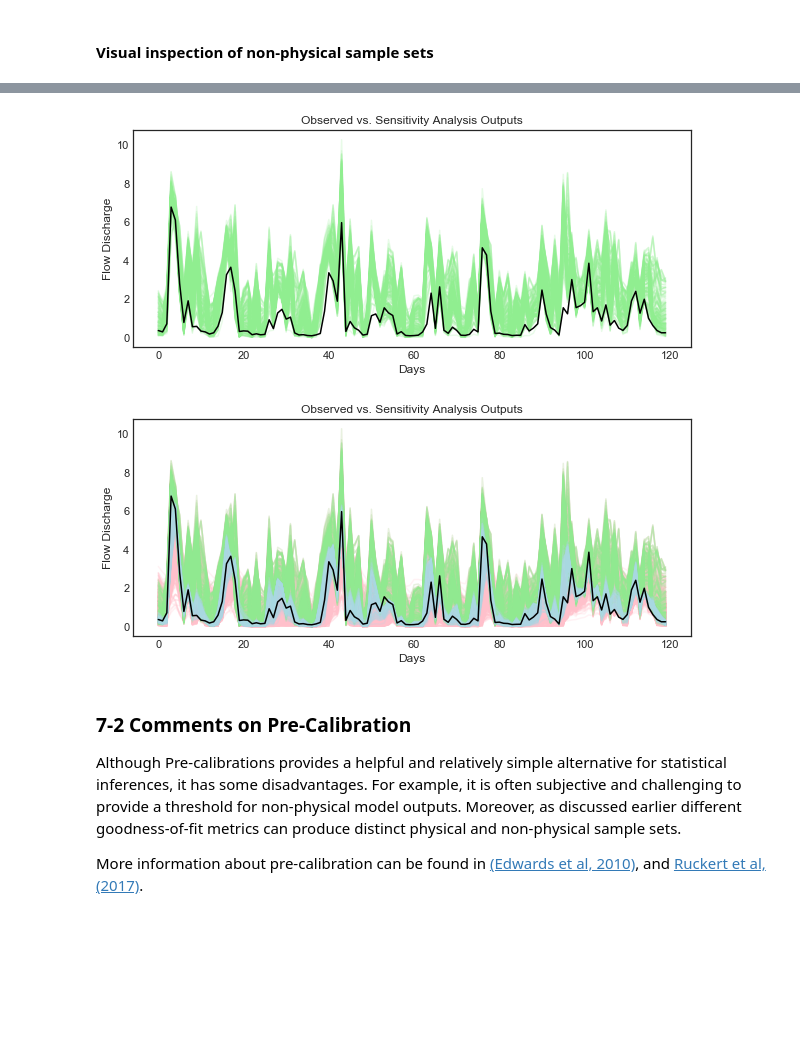
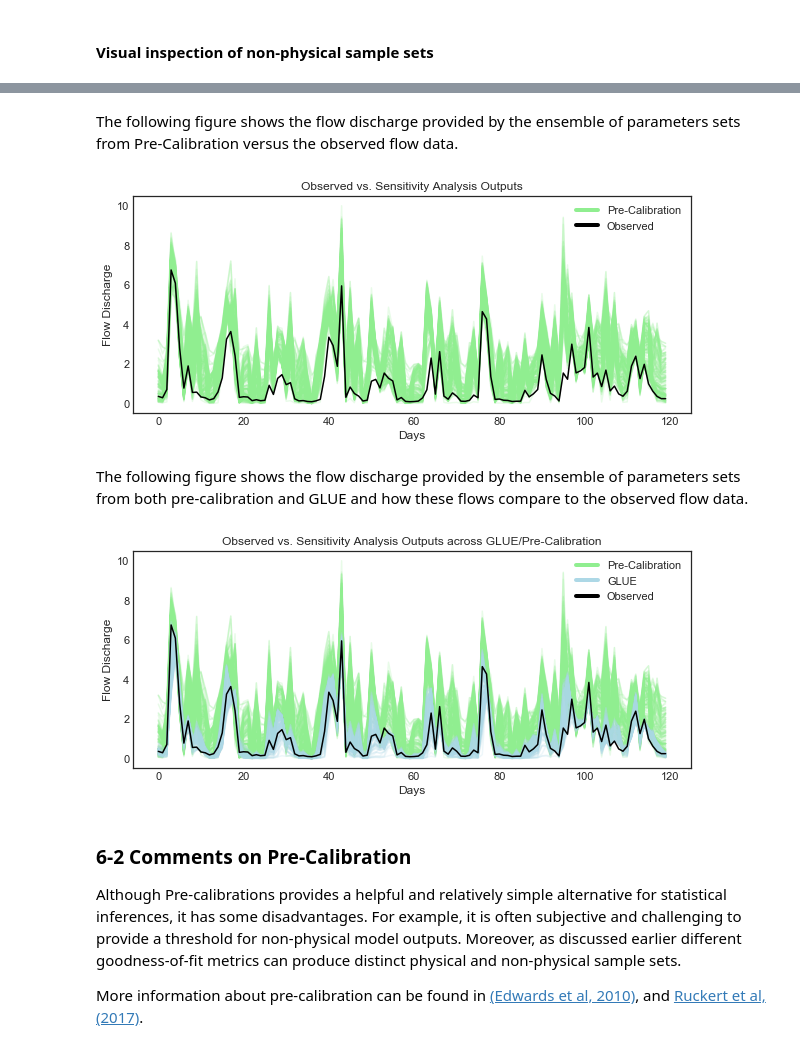
Before and after one commit to IMMM-SFA/msd_uncertainty_ebook, a Jupyter notebook: notebooks/hymod.ipynb, the cells around one changed output, grey strips where cells are left out. Saved outputs shown, nothing was run; the diff lists cells and outputs as text; code cells hidden in the pictures; blank space fills up the shorter version.

```diff
--- a/notebooks/hymod.ipynb
+++ b/notebooks/hymod.ipynb
@@ -239,2 +193,8 @@ for i_ps in range(0, len(param_values_hymod)):
+# %%
+# load previously generated parameter values
+param_values_hymod = msdbook.load_hymod_params()
+
+# load previously generated hymod simulated outputs
+Q_df_bw = msdbook.load_hymod_simulation()
 # %% [markdown]
 #### Model Warm-up
@@ -406,11 +343,0 @@ WB_error = WB_sim.iloc[:,0:len(param_values_hymod)].apply(lambda x: (x-WB_obs) /
-# %%
-# Perform analysis
-SA_df_WB = pd.DataFrame(np.zeros((len(agg_ym_leaf_data),5)), columns=['Kq', 'Ks', 'Alp', 'Huz', 'B'])
-SA_df_WBT = pd.DataFrame(np.zeros((len(agg_ym_leaf_data),5)), columns=['Kq', 'Ks', 'Alp', 'Huz', 'B'])
-
-for i_ps in range(0, 120):
-
-    Y = WB_error.iloc[i_ps,0:(WB_error.shape[1])].to_numpy()
-    Si = delta.analyze(problem_hymod, param_values_hymod, Y, print_to_console=False)
-    SA_df_WB.iloc[i_ps,:] = np.maximum(Si['S1'], 0)
-    SA_df_WBT.iloc[i_ps,:] = np.maximum(Si['delta'], 0)
@@ -586,17 +507,0 @@ Although time-varying sensitivity analysis at average monthly and average annual
-# %%
-ym_Q_df=Q_df.groupby(['year', 'month'])
-agg_ym_Q_df=ym_Q_df.aggregate(np.mean)
-
-ym_leaf_data=leaf_data.iloc[1:3650,:].groupby(['year', 'month'])
-agg_ym_leaf_data=ym_leaf_data.aggregate(np.mean)
-
-# Perform analysis
-SA_df_3=pd.DataFrame(np.zeros((len(agg_ym_leaf_data),5)), columns=['Kq', 'Ks', 'Alp', 'Huz', 'B'])
-SA_df_3T=pd.DataFrame(np.zeros((len(agg_ym_leaf_data),5)), columns=['Kq', 'Ks', 'Alp', 'Huz', 'B'])
-
-for i_ps in range(0, 120):
-
-    Y=agg_ym_Q_df.iloc[i_ps,1:(agg_ym_Q_df.shape[1]-1)].to_numpy()
-    Si = delta.analyze(problem_hymod, param_values_hymod, Y, print_to_console=False)
-    SA_df_3.iloc[i_ps,:]=np.maximum(Si['S1'], 0)
-    SA_df_3T.iloc[i_ps,:]=np.maximum(Si['delta'], 0)
@@ -968,3 +754,5 @@ g_2.add_legend()
+# %% [markdown]
+The following figure shows the flow discharge provided by the ensemble of parameters sets from Pre-Calibration versus the observed flow data.
 # %%
 #------ mean monthly indices
 
@@ -993,6 +781,7 @@ fig_2_3, ax_fig_2_3=plt.subplots(figsize=[10,4])
 plt.plot(range(0, len(agg_m_precal_df)), agg_m_precal_df.iloc[:,2],  color="lightgreen", alpha=0.2)
 ax_fig_2_3.set_xlabel('Days')
 ax_fig_2_3.set_ylabel('Flow Discharge')
+#ax_fig_2.set_facecolor('white')
 
 for i_ps in range(0, agg_m_precal_df.shape[1]):
     plt.plot(range(0, agg_m_precal_df.shape[0]), agg_m_precal_df.iloc[:,i_ps],  color="lightgreen", alpha=0.2)
@@ -1000,13 +789,17 @@ for i_ps in range(0, agg_m_precal_df.shape[1]):
 
 plt.plot(range(0, len(agg_m_precal_df)), agg_m_leaf_data.iloc[0:len(agg_m_Q_beh_df),2],  color="black")
 plt.title('Observed vs. Sensitivity Analysis Outputs')
-
+custom_lines = [Line2D([0], [0],  color="lightgreen", lw=4),
+                Line2D([0], [0], color="black", lw=4)]
+plt.legend(custom_lines, ['Pre-Calibration', 'Observed',])
 plt.show()
 # %% [output]
-[figure, old version]
+[figure, new version]
+# %% [markdown]
+The following figure shows the flow discharge provided by the ensemble of parameters sets from both pre-calibration and GLUE and how these flows compare to the observed flow data.
 # %%
 #------ mean monthly indices
-
+from matplotlib.lines import Line2D
 date_ts=pd.date_range(start='1/1/2000', periods=3650, freq='D')
 Q_df['date'] = date_ts
 Q_df['year']=date_ts.year
@@ -1019,40 +812,41 @@ m_Q_precal_df=Q_df_precal.groupby(['year', 'month'])
 agg_m_precal_df=m_Q_precal_df.aggregate(np.mean)
 
 date_ts=pd.date_range(start='1/1/2000', periods=len(leaf_data), freq='D')
 leaf_data['date'] = date_ts
 leaf_data['year']=date_ts.year
 leaf_data['month']=date_ts.month
 leaf_data['day']=date_ts.day
 
 m_leaf_data=leaf_data.groupby(['year', 'month'])
 agg_m_leaf_data=m_leaf_data.aggregate(np.mean)
 
 
 fig_2_3_2, ax_fig_2_3_2=plt.subplots(figsize=[10,4])
 plt.plot(range(0, len(agg_m_precal_df)), agg_m_precal_df.iloc[:,2],  color="lightgreen", alpha=0.2)
 ax_fig_2_3_2.set_xlabel('Days')
 ax_fig_2_3_2.set_ylabel('Flow Discharge')
 #ax_fig_2.set_facecolor('white')
 
 # This for loop prints all simulated streamflow cases under different sample sets
-for i_ps in range(0, len(param_values_hymod)):
-    plt.plot(range(0, len(agg_m_Q_df)), agg_m_Q_df.iloc[:,i_ps],  color="pink", alpha=0.2)
 
 for i_ps in range(0, agg_m_precal_df.shape[1]):
     plt.plot(range(0, agg_m_precal_df.shape[0]), agg_m_precal_df.iloc[:,i_ps],  color="lightgreen", alpha=0.2)
 
 for i_ps in range(0, agg_m_Q_beh_df.shape[1]):
     plt.plot(range(0, agg_m_Q_beh_df.shape[0]), agg_m_Q_beh_df.iloc[:,i_ps],  color="lightblue", alpha=0.2)
 
 
 plt.plot(range(0, len(agg_m_precal_df)), agg_m_leaf_data.iloc[0:len(agg_m_Q_beh_df),2],  color="black")
-plt.title('Observed vs. Sensitivity Analysis Outputs')
-
+plt.title('Observed vs. Sensitivity Analysis Outputs across GLUE/Pre-Calibration')
+custom_lines = [Line2D([0], [0],  color="lightgreen", lw=4),
+                Line2D([0], [0], color="lightblue", lw=4),
+                Line2D([0], [0], color="black", lw=4),]
+plt.legend(custom_lines, ['Pre-Calibration', 'GLUE', 'Observed'])
 plt.show()
 # %% [output]
-[figure, old version]
+[figure, new version]
 # %% [markdown]
-### 7-2 Comments on Pre-Calibration
+### 6-2 Comments on Pre-Calibration
 
 Although Pre-calibrations provides a helpful and relatively simple alternative for statistical inferences, it has some disadvantages. For example, it is often subjective and challenging to provide a threshold for non-physical model outputs. Moreover, as discussed earlier different goodness-of-fit metrics can produce distinct physical and non-physical sample sets.
 
```
Also changed, not shown: parts of 108 cells of this notebook, 2 other files.
